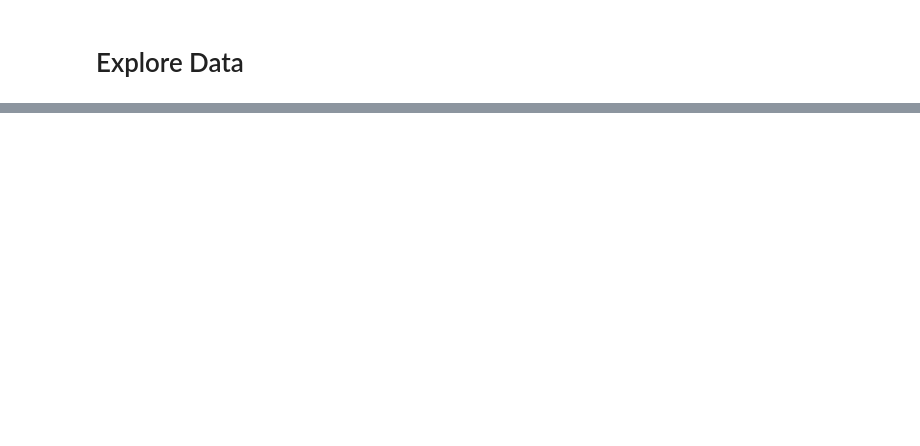
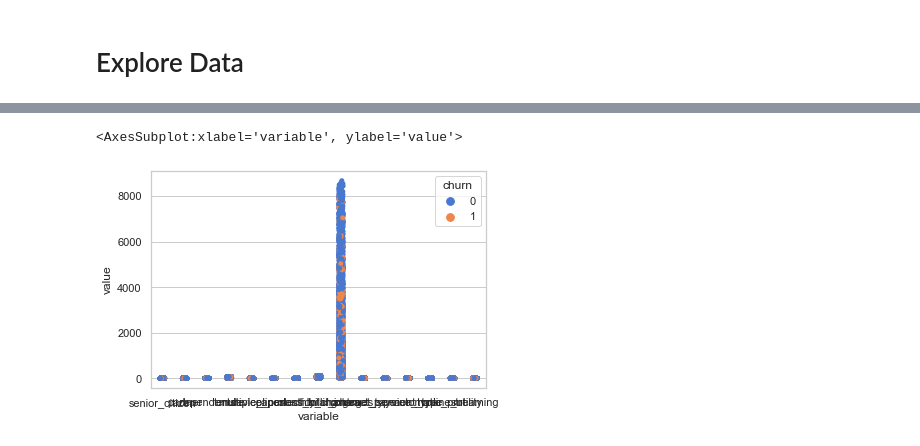
Before and after one commit to ian-james-johnson/classification_project, a Jupyter notebook: initial_classification_project.ipynb, the cells around one changed output, grey strips where cells are left out. Cells and saved outputs as stored; diff of their text form; code cells hidden in the pictures; blank space fills up the shorter version.

```diff
--- a/initial_classification_project.ipynb
+++ b/initial_classification_project.ipynb
@@ -272,0 +584,6 @@ def scatter_telco(df, x, y):
+# %%
+# Melt the training subset for exploration
+# There are no null values
+
+melted = train.melt(id_vars = 'churn')
+melted.info()
@@ -273,2 +599,7 @@ def scatter_telco(df, x, y):
+# %%
+sns.stripplot(data=melted, x='variable', y='value', hue='churn')
+# %% [output]
+<AxesSubplot:xlabel='variable', ylabel='value'>
+[figure, added]
 # %%
 df.info()
```
Also changed, not shown: parts of 20 cells of this notebook, 1 other file.
